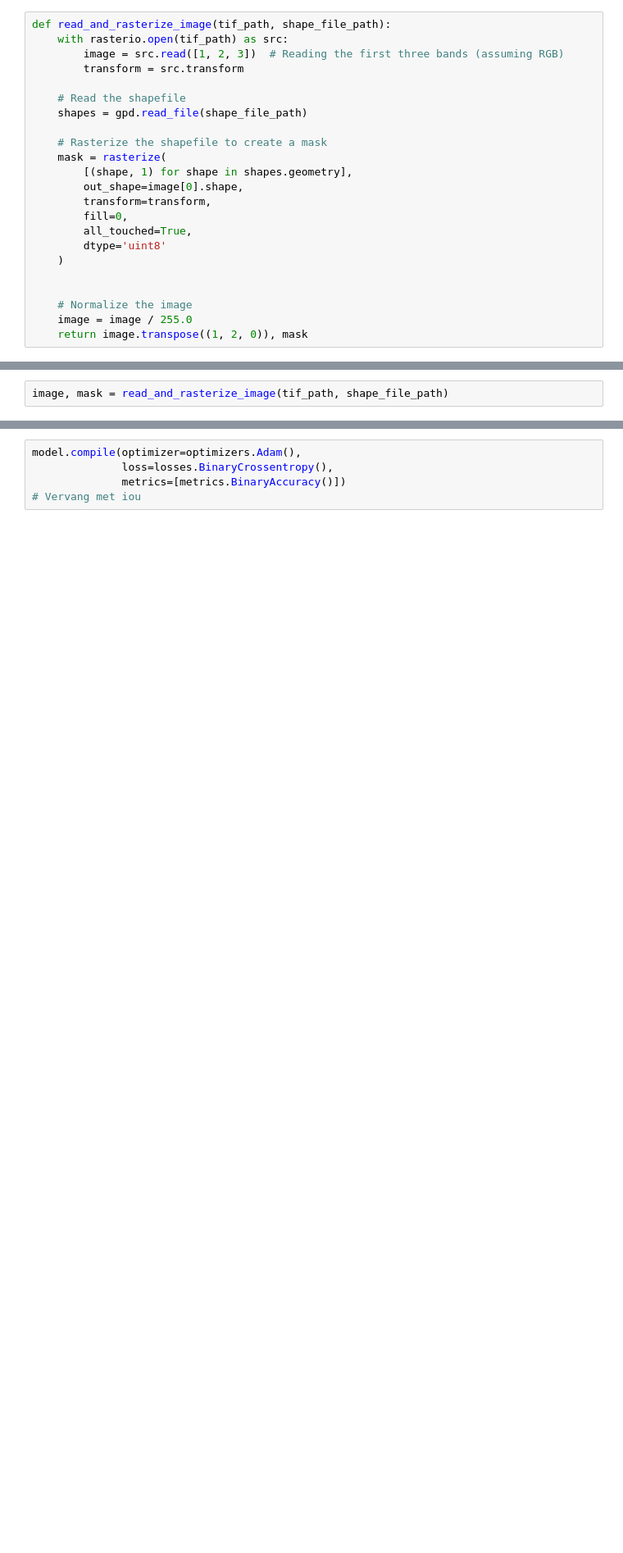
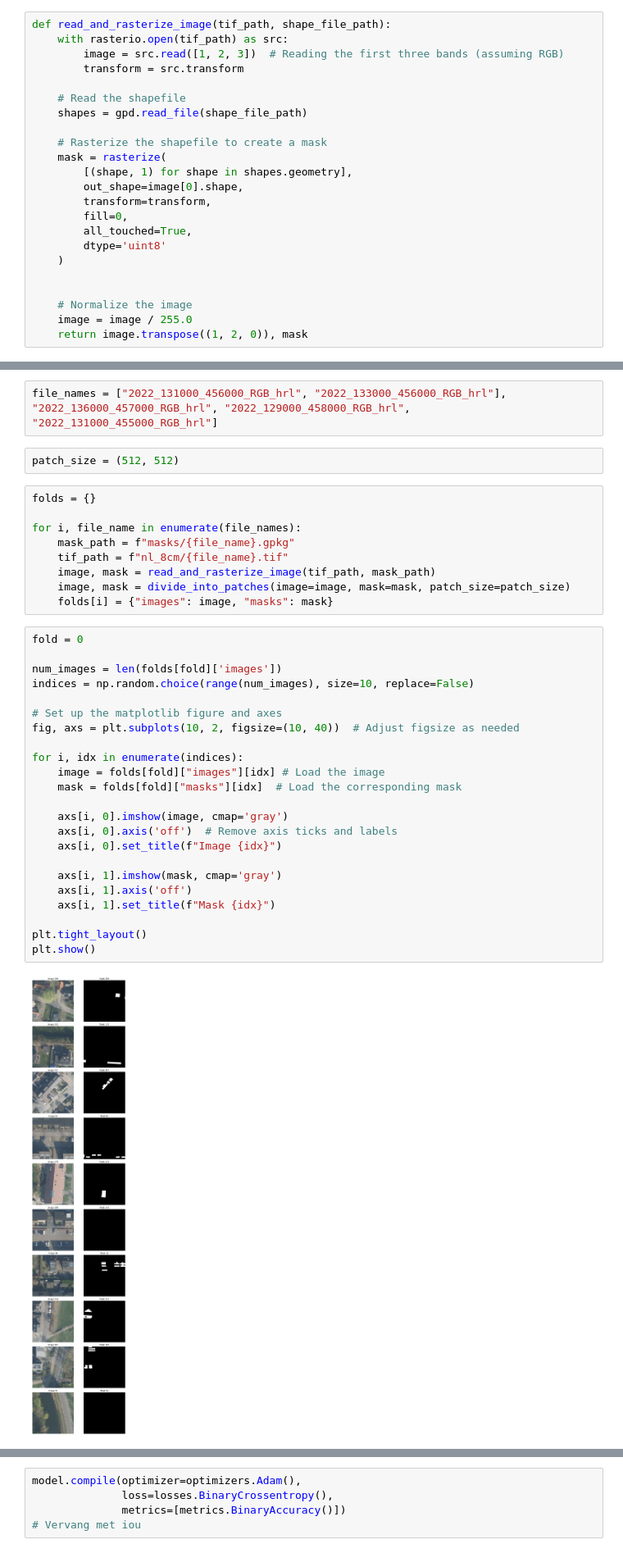
Before and after one commit to FlorisVideler/SSML-group-project, a Jupyter notebook: train_model.ipynb, the cells around one changed output, grey strips where cells are left out. Shown at 82% size. Cells and saved outputs as stored; diff of their text form; blank space fills up the shorter version.

```diff
--- a/train_model.ipynb
+++ b/train_model.ipynb
@@ -45,2 +41,0 @@ tif_path = "nl_8cm/2022_129000_458000_RGB_hrl.tif"
-# %%
-image, mask = read_and_rasterize_image(tif_path, shape_file_path)
@@ -121,0 +82,38 @@ y_test = np.array(y_test)
+# %%
+file_names = ["2022_131000_456000_RGB_hrl", "2022_133000_456000_RGB_hrl"], "2022_136000_457000_RGB_hrl", "2022_129000_458000_RGB_hrl", "2022_131000_455000_RGB_hrl"]
+# %%
+patch_size = (512, 512)
+# %%
+folds = {}
+
+for i, file_name in enumerate(file_names):
+    mask_path = f"masks/{file_name}.gpkg"
+    tif_path = f"nl_8cm/{file_name}.tif"
+    image, mask = read_and_rasterize_image(tif_path, mask_path)
+    image, mask = divide_into_patches(image=image, mask=mask, patch_size=patch_size)
+    folds[i] = {"images": image, "masks": mask}
+# %%
+fold = 0
+
+num_images = len(folds[fold]['images'])
+indices = np.random.choice(range(num_images), size=10, replace=False)
+
+# Set up the matplotlib figure and axes
+fig, axs = plt.subplots(10, 2, figsize=(10, 40))  # Adjust figsize as needed
+
+for i, idx in enumerate(indices):
+    image = folds[fold]["images"][idx] # Load the image
+    mask = folds[fold]["masks"][idx]  # Load the corresponding mask
+
+    axs[i, 0].imshow(image, cmap='gray')
+    axs[i, 0].axis('off')  # Remove axis ticks and labels
+    axs[i, 0].set_title(f"Image {idx}")
+
+    axs[i, 1].imshow(mask, cmap='gray')
+    axs[i, 1].axis('off')
+    axs[i, 1].set_title(f"Mask {idx}")
+
+plt.tight_layout()
+plt.show()
+# %% [output]
+[figure, added]
```
Also changed, not shown: parts of 16 cells of this notebook, 2 other files.
